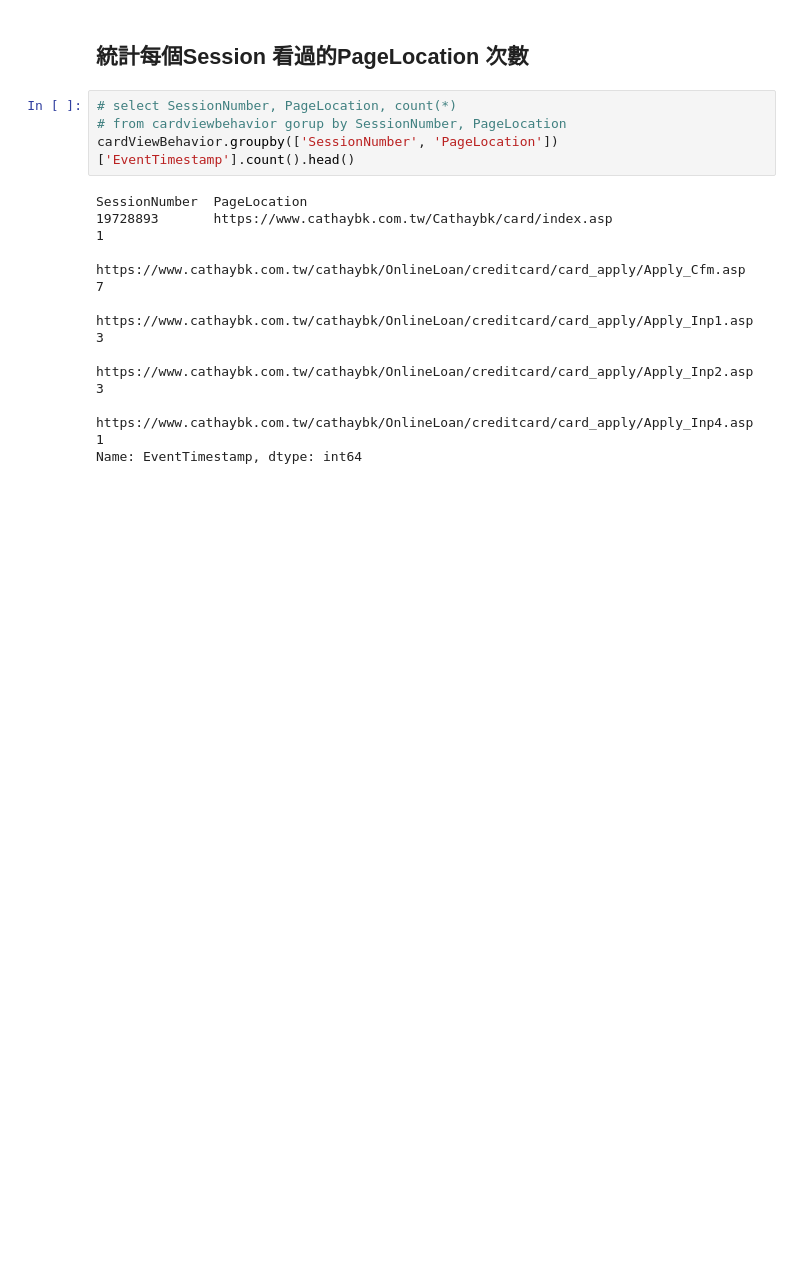
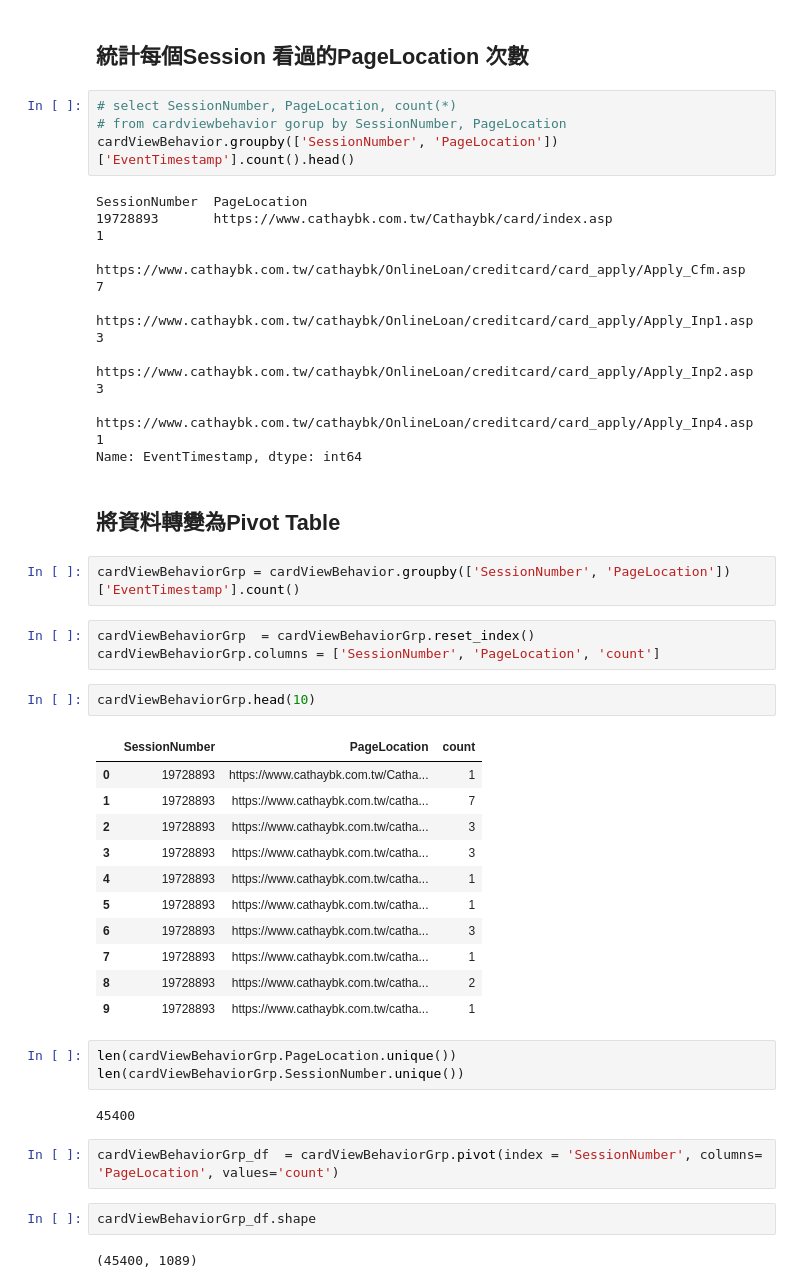
Before and after one commit to ywchiu/cathaybkpython, a Jupyter notebook: 20160929Demo.ipynb, the cells around one changed output. Drawn from its saved outputs; the diff is of its cells as text; blank space fills up the shorter version.

```diff
--- a/20160929Demo.ipynb
+++ b/20160929Demo.ipynb
@@ -299,3 +299,35 @@ SessionNumber  PageLocation
                https://www.cathaybk.com.tw/cathaybk/OnlineLoan/creditcard/card_apply/Apply_Inp2.asp    3
                https://www.cathaybk.com.tw/cathaybk/OnlineLoan/creditcard/card_apply/Apply_Inp4.asp    1
 Name: EventTimestamp, dtype: int64
+# %% [markdown]
+## 將資料轉變為Pivot Table
+# %%
+cardViewBehaviorGrp = cardViewBehavior.groupby(['SessionNumber', 'PageLocation'])['EventTimestamp'].count()
+# %%
+cardViewBehaviorGrp  = cardViewBehaviorGrp.reset_index()
+cardViewBehaviorGrp.columns = ['SessionNumber', 'PageLocation', 'count']
+# %%
+cardViewBehaviorGrp.head(10)
+# %% [output]
+|  | SessionNumber | PageLocation | count |
+| 0 | 19728893 | https://www.cathaybk.com.tw/Catha... | 1 |
+| 1 | 19728893 | https://www.cathaybk.com.tw/catha... | 7 |
+| 2 | 19728893 | https://www.cathaybk.com.tw/catha... | 3 |
+| 3 | 19728893 | https://www.cathaybk.com.tw/catha... | 3 |
+| 4 | 19728893 | https://www.cathaybk.com.tw/catha... | 1 |
+| 5 | 19728893 | https://www.cathaybk.com.tw/catha... | 1 |
+| 6 | 19728893 | https://www.cathaybk.com.tw/catha... | 3 |
+| 7 | 19728893 | https://www.cathaybk.com.tw/catha... | 1 |
+| 8 | 19728893 | https://www.cathaybk.com.tw/catha... | 2 |
+| 9 | 19728893 | https://www.cathaybk.com.tw/catha... | 1 |
+# %%
+len(cardViewBehaviorGrp.PageLocation.unique())
+len(cardViewBehaviorGrp.SessionNumber.unique())
+# %% [output]
+45400
+# %%
+cardViewBehaviorGrp_df  = cardViewBehaviorGrp.pivot(index = 'SessionNumber', columns= 'PageLocation', values='count')
+# %%
+cardViewBehaviorGrp_df.shape
+# %% [output]
+(45400, 1089)
```
Also changed, not shown: parts of 20 cells of this notebook.
